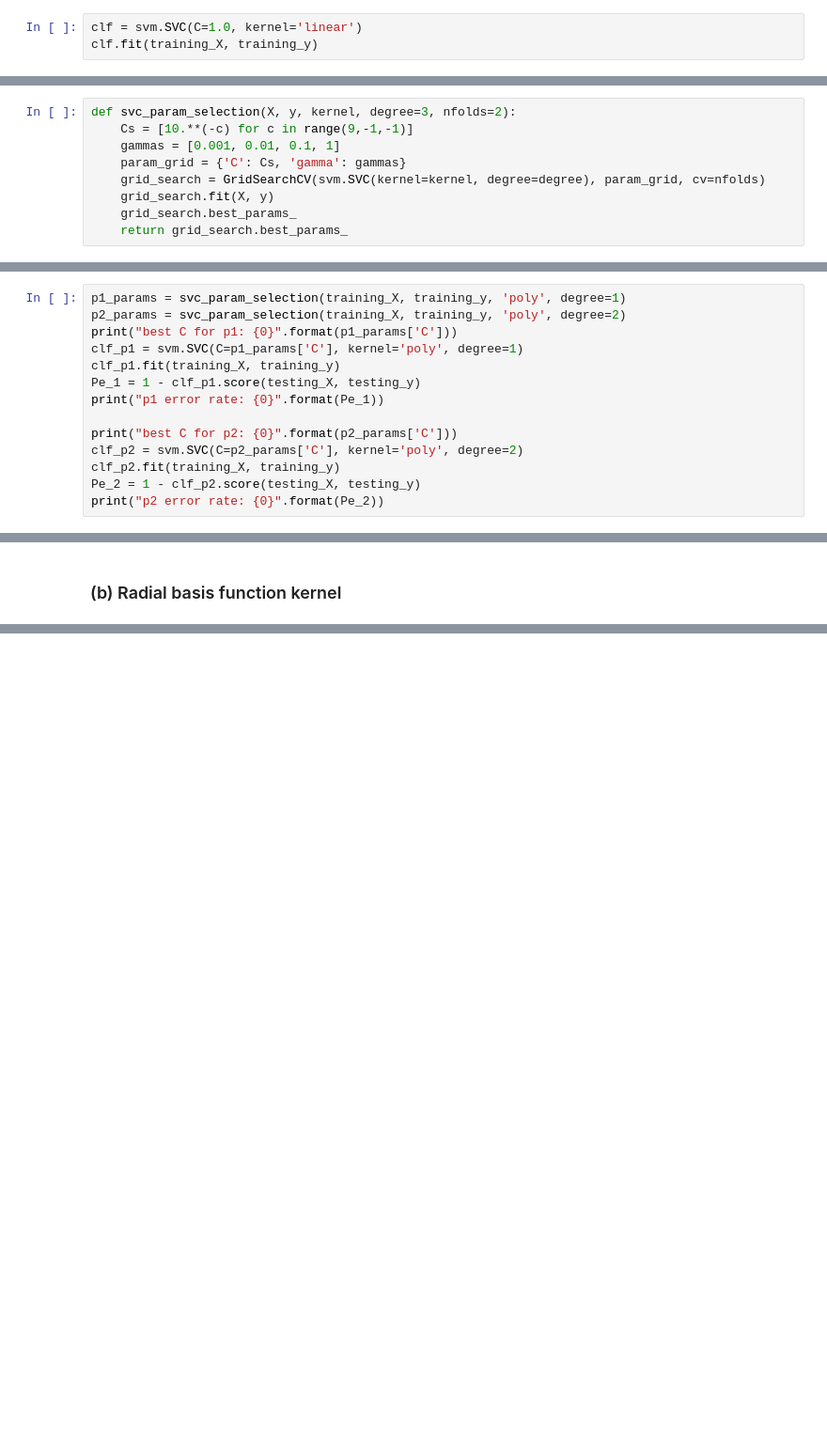
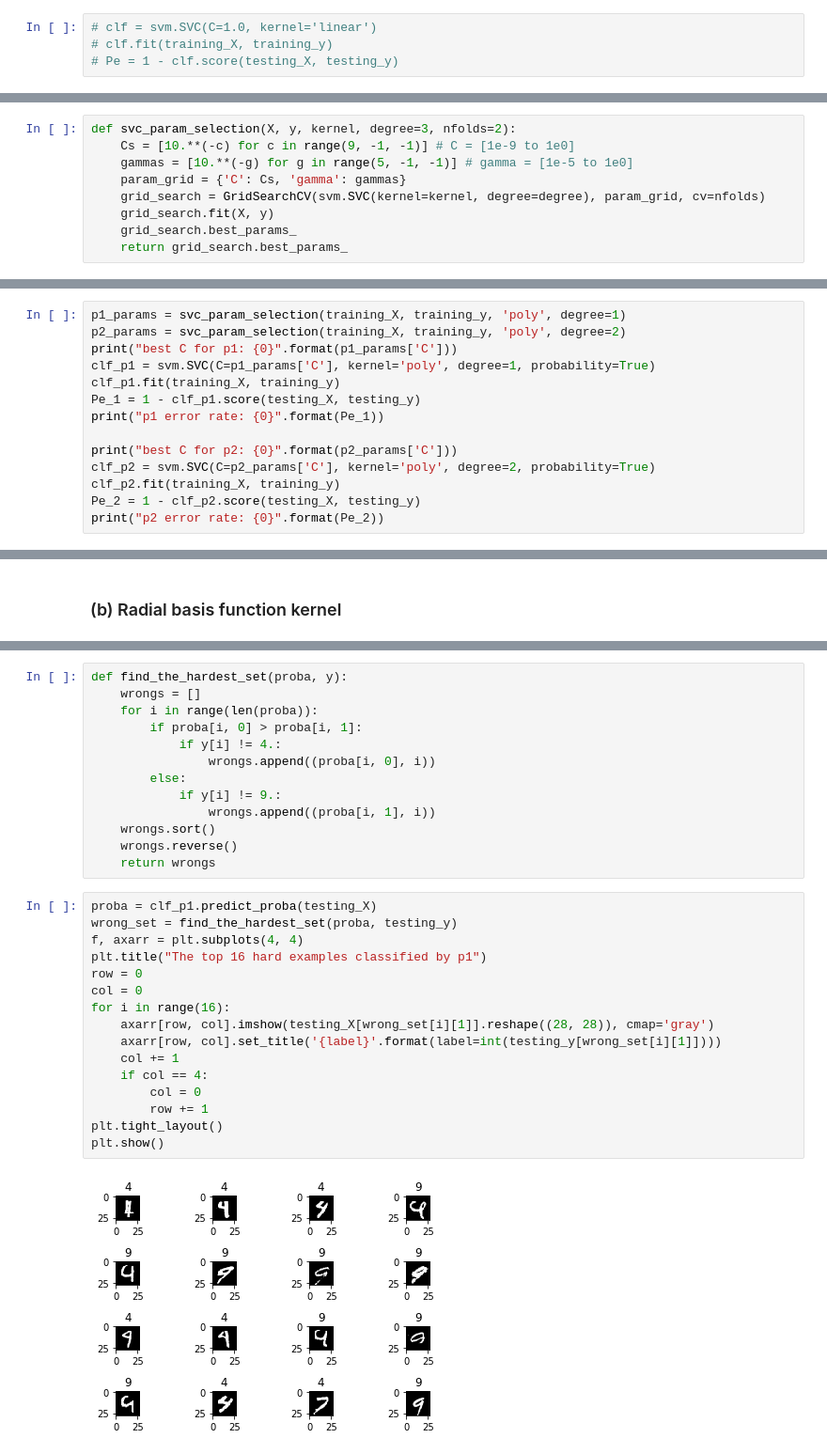
Before and after one commit to allenhyp/EE240_Pattern_Recognition, a Jupyter notebook: hw_2/h2_4.ipynb, the cells around one changed output, grey strips where cells are left out. Shown at 94% size. Drawn from its saved outputs; the diff is of its cells as text; blank space fills up the shorter version.

Commit message:
Picked up the hardest example for classification

```diff
--- a/hw_2/h2_4.ipynb
+++ b/hw_2/h2_4.ipynb
@@ -20,5 +20,6 @@ testing_X = np.concatenate((X4[4000:], X9[4000:]))
 training_y = np.concatenate((np.ones(4000) * 4, np.ones(4000) * 9))
 testing_y = np.concatenate((np.ones(len(X4) - 4000) * 4, np.ones(len(X9) - 4000) * 9))
 # %%
-clf = svm.SVC(C=1.0, kernel='linear')
-clf.fit(training_X, training_y)
+# clf = svm.SVC(C=1.0, kernel='linear')
+# clf.fit(training_X, training_y)
+# Pe = 1 - clf.score(testing_X, testing_y)
@@ -34,7 +26,7 @@ Pe = 1 - clf.score(testing_X, testing_y)
 # %%
 def svc_param_selection(X, y, kernel, degree=3, nfolds=2):
-    Cs = [10.**(-c) for c in range(9,-1,-1)]
-    gammas = [0.001, 0.01, 0.1, 1]
+    Cs = [10.**(-c) for c in range(9, -1, -1)] # C = [1e-9 to 1e0]
+    gammas = [10.**(-g) for g in range(5, -1, -1)] # gamma = [1e-5 to 1e0]
     param_grid = {'C': Cs, 'gamma': gammas}
     grid_search = GridSearchCV(svm.SVC(kernel=kernel, degree=degree), param_grid, cv=nfolds)
     grid_search.fit(X, y)
@@ -46,13 +38,13 @@ def svc_param_selection(X, y, kernel, degree=3, nfolds=2):
 p1_params = svc_param_selection(training_X, training_y, 'poly', degree=1)
 p2_params = svc_param_selection(training_X, training_y, 'poly', degree=2)
 print("best C for p1: {0}".format(p1_params['C']))
-clf_p1 = svm.SVC(C=p1_params['C'], kernel='poly', degree=1)
+clf_p1 = svm.SVC(C=p1_params['C'], kernel='poly', degree=1, probability=True)
 clf_p1.fit(training_X, training_y)
 Pe_1 = 1 - clf_p1.score(testing_X, testing_y)
 print("p1 error rate: {0}".format(Pe_1))
 
 print("best C for p2: {0}".format(p2_params['C']))
-clf_p2 = svm.SVC(C=p2_params['C'], kernel='poly', degree=2)
+clf_p2 = svm.SVC(C=p2_params['C'], kernel='poly', degree=2, probability=True)
 clf_p2.fit(training_X, training_y)
 Pe_2 = 1 - clf_p2.score(testing_X, testing_y)
 print("p2 error rate: {0}".format(Pe_2))
@@ -74,0 +70,31 @@ print("rbf error rate: {0}".format(Pe_rbf))
+# %%
+def find_the_hardest_set(proba, y):
+    wrongs = []
+    for i in range(len(proba)):
+        if proba[i, 0] > proba[i, 1]:
+            if y[i] != 4.:
+                wrongs.append((proba[i, 0], i))
+        else:
+            if y[i] != 9.:
+                wrongs.append((proba[i, 1], i))
+    wrongs.sort()
+    wrongs.reverse()
+    return wrongs
+# %%
+proba = clf_p1.predict_proba(testing_X)
+wrong_set = find_the_hardest_set(proba, testing_y)
+f, axarr = plt.subplots(4, 4)
+plt.title("The top 16 hard examples classified by p1")
+row = 0
+col = 0
+for i in range(16):
+    axarr[row, col].imshow(testing_X[wrong_set[i][1]].reshape((28, 28)), cmap='gray')
+    axarr[row, col].set_title('{label}'.format(label=int(testing_y[wrong_set[i][1]])))
+    col += 1
+    if col == 4:
+        col = 0
+        row += 1
+plt.tight_layout()
+plt.show()
+# %% [output]
+[figure, added]
```
Also changed, not shown: parts of 7 cells of this notebook.
